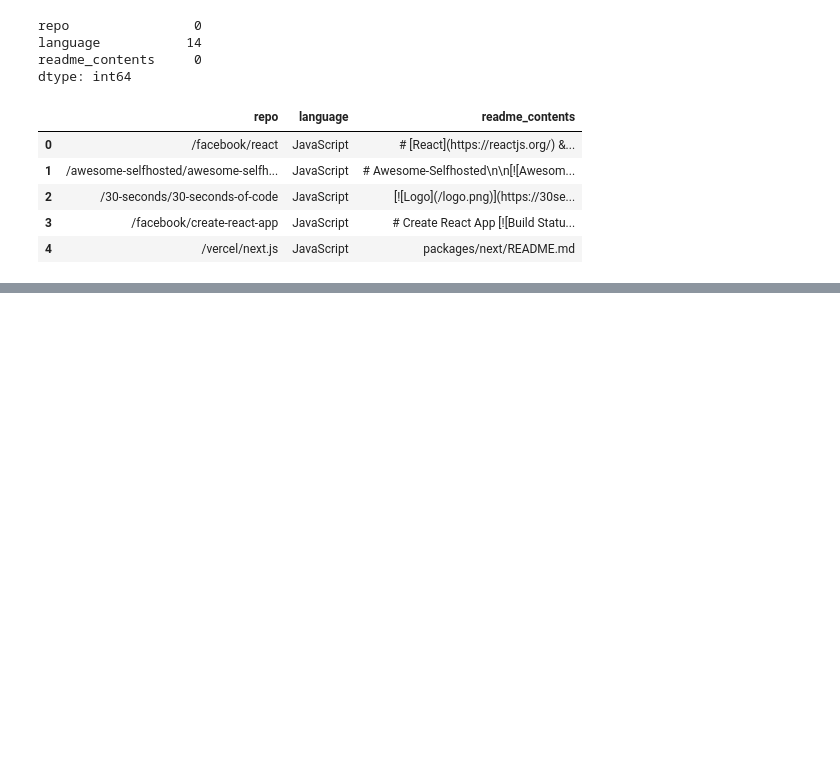
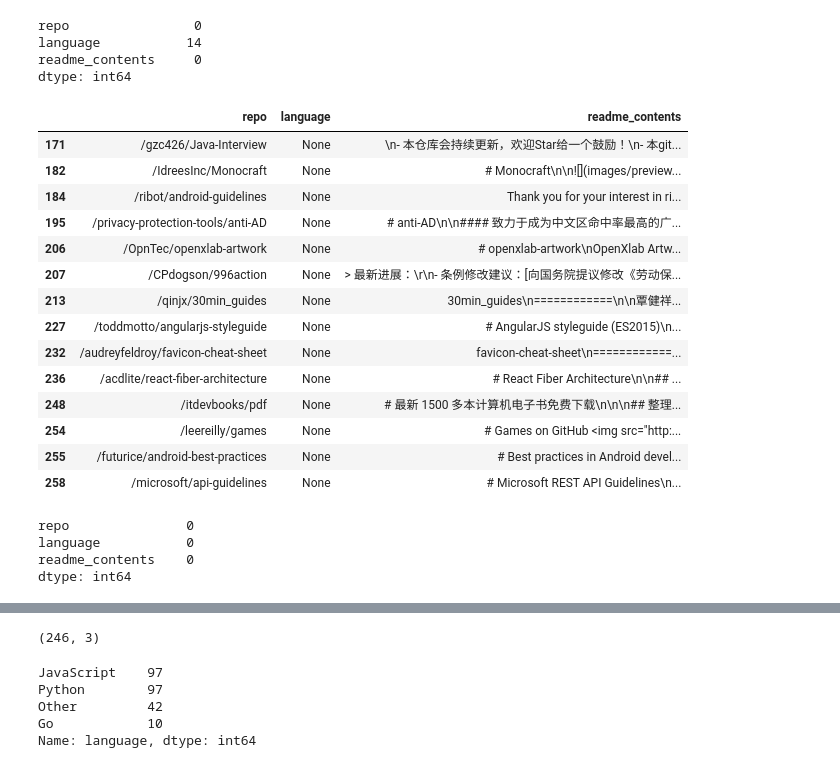
Before and after one commit to github-readme-nlp-project/github-readme-nlp-project, a Jupyter notebook: morgan_working_report.ipynb, the cells around one changed output, grey strips where cells are left out. Drawn from its saved outputs; the diff is of its cells as text; code cells hidden in the pictures; blank space fills up the shorter version.

```diff
--- a/morgan_working_report.ipynb
+++ b/morgan_working_report.ipynb
@@ -115,11 +111,20 @@ language           14
 readme_contents     0
 dtype: int64
 # %%
-df.head()
+df[df.language.isnull()]
 # %% [output]
 |  | repo | language | readme_contents |
-| 0 | /facebook/react | JavaScript | # [React](https://reactjs.org/) &... |
-| 1 | /awesome-selfhosted/awesome-selfh... | JavaScript | # Awesome-Selfhosted\n\n[![Awesom... |
-| 2 | /30-seconds/30-seconds-of-code | JavaScript | [![Logo](/logo.png)](https://30se... |
-| 3 | /facebook/create-react-app | JavaScript | # Create React App [![Build Statu... |
-| 4 | /vercel/next.js | JavaScript | packages/next/README.md |
+| 171 | /gzc426/Java-Interview | None | \n- 本仓库会持续更新，欢迎Star给一个鼓励！\n- 本git... |
+| 182 | /IdreesInc/Monocraft | None | # Monocraft\n\n![](images/preview... |
+| 184 | /ribot/android-guidelines | None | Thank you for your interest in ri... |
+| 195 | /privacy-protection-tools/anti-AD | None | # anti-AD\n\n#### 致力于成为中文区命中率最高的广... |
+| 206 | /OpnTec/openxlab-artwork | None | # openxlab-artwork\nOpenXlab Artw... |
+| 207 | /CPdogson/996action | None | > 最新进展：\r\n- 条例修改建议：[向国务院提议修改《劳动保... |
+| 213 | /qinjx/30min_guides | None | 30min_guides\n============\n\n覃健祥... |
+| 227 | /toddmotto/angularjs-styleguide | None | # AngularJS styleguide (ES2015)\n... |
+| 232 | /audreyfeldroy/favicon-cheat-sheet | None | favicon-cheat-sheet\n============... |
+| 236 | /acdlite/react-fiber-architecture | None | # React Fiber Architecture\n\n## ... |
+| 248 | /itdevbooks/pdf | None | # 最新 1500 多本计算机电子书免费下载\n\n\n## 整理... |
+| 254 | /leereilly/games | None | # Games on GitHub <img src="http:... |
+| 255 | /futurice/android-best-practices | None | # Best practices in Android devel... |
+| 258 | /microsoft/api-guidelines | None | # Microsoft REST API Guidelines\n... |
@@ -126,3 +133,10 @@ df.head()
+# %%
+df.isnull().sum()
+# %% [output]
+repo               0
+language           0
+readme_contents    0
+dtype: int64
 # %%
 df.language.value_counts()
 # %% [output]
@@ -143,3 +157,7 @@ OCaml                1
 PHP                  1
 HTML                 1
 Name: language, dtype: int64
+# %%
+df.shape
+# %% [output]
+(246, 3)
@@ -145,0 +174,9 @@ Name: language, dtype: int64
+# %%
+df.language = create_other(df)
+df.language.value_counts()
+# %% [output]
+JavaScript    97
+Python        97
+Other         42
+Go            10
+Name: language, dtype: int64
```
Also changed, not shown: parts of 27 cells of this notebook.
